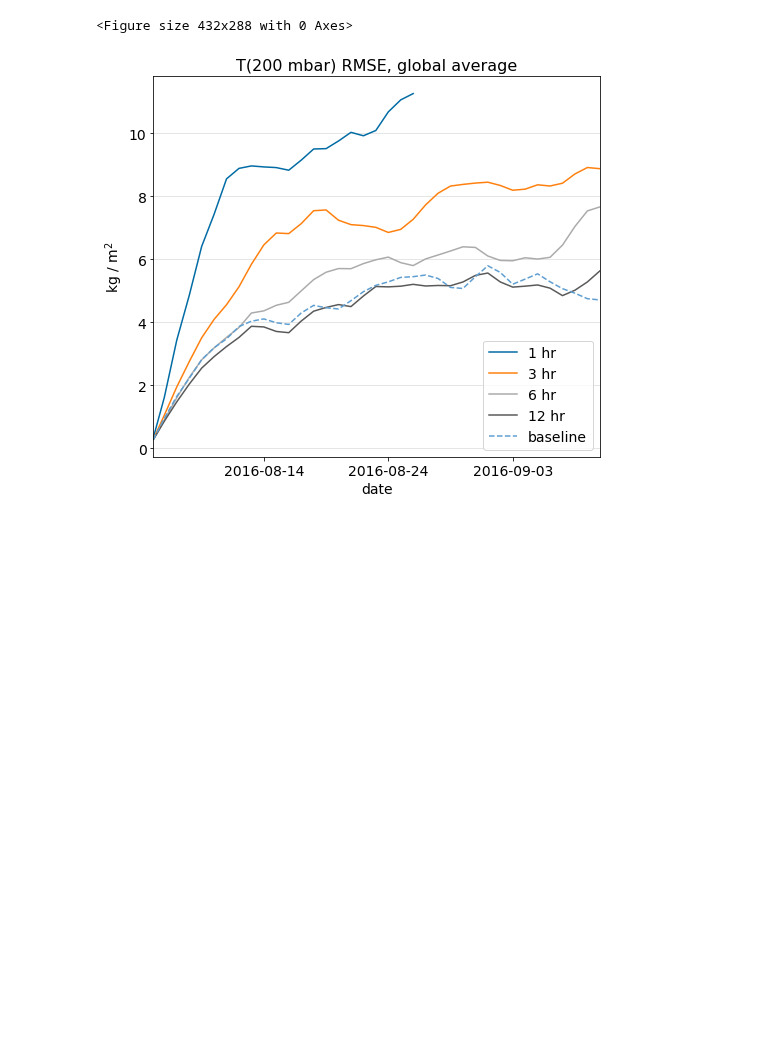
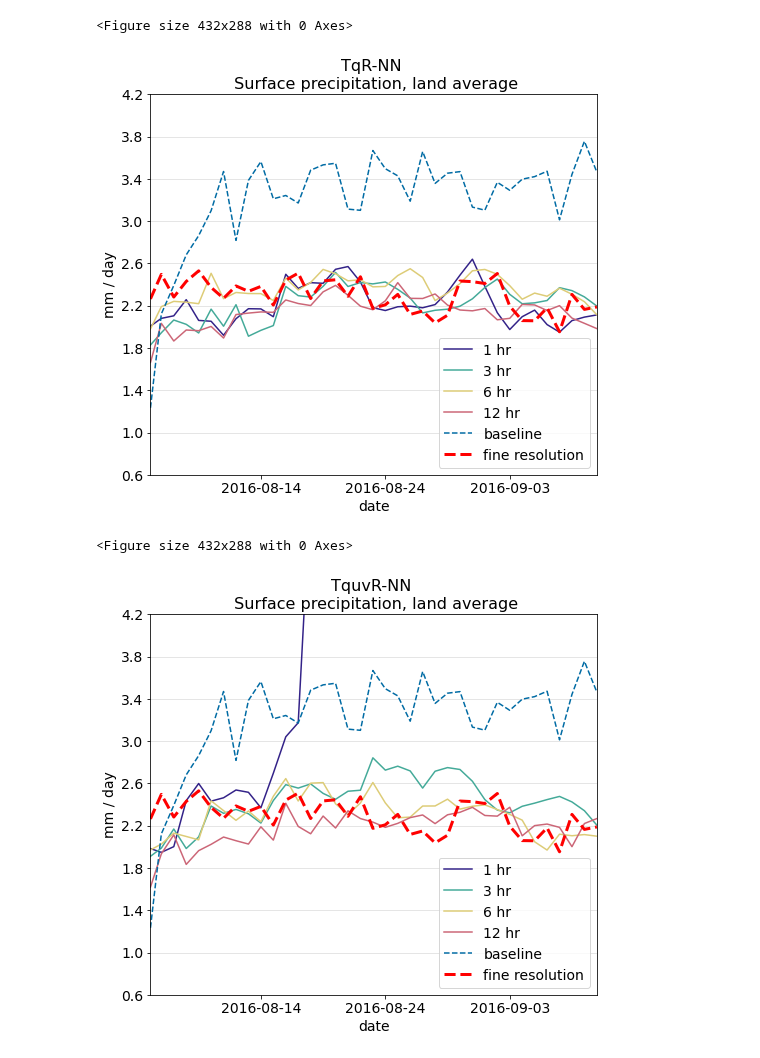
Before and after one commit to ai2cm/nudge-to-fine-3km-manuscript-workflow, a Jupyter notebook: notebooks/nudging-timescale-prognostic-run-time-series.ipynb, the cells around one changed output. Drawn from its saved outputs; the diff is of its cells as text; code cells hidden in the pictures; blank space fills up the shorter version.

Commit message:
update suppl figures a7, a9

```diff
--- a/notebooks/nudging-timescale-prognostic-run-time-series.ipynb
+++ b/notebooks/nudging-timescale-prognostic-run-time-series.ipynb
@@ -31,9 +0,0 @@ area_land_mask = area.where(land_sea_mask==1)
-# %%
-diags = {}
-for tau, path in zip(timescales, paths):
-    print(path)
-    with fsspec.open(f"{path}/diags.nc", "rb") as f:
-        diags[tau] = xr.open_dataset(f).load()
-
-with fsspec.open("gs://vcm-ml-public/argo/prog-report-2021-05-14-nn-rf-40day/baseline/diags.nc", "rb") as f:
-    diags_baseline = xr.open_dataset(f).load()
@@ -48,29 +39,47 @@ verif_physics["total_precip_to_surface_spatial_mean_physics_land"] = (
+# %%
+area_land_mask = area.where(land_sea_mask==1)
+
+
+verif_precip = xr.open_dataset("/home/AnnaK/explore/annak/2021-04-13-N2F-EAC-figures/40d_verif_sfc_precip.nc")
+verif_precip_land_mean = (
+    (verif_precip["total_precip_to_surface"] * area_land_mask).sum(skipna=True, dim=["tile", "x", "y"])
+    / area_land_mask.sum(skipna=True)
+)
 # %%
-var = "tmp200_rms_global"
-fig = plt.figure()
+colors = ['#332288', '#44AA99', '#DDCC77', '#CC6677']
 
-fig=plt.figure(figsize=(8,7))
+for data, label in zip([diags_TqR, diags_TquvR], ["TqR-NN", "TquvR-NN"]):
 
-for tau, ds in diags.items():
-    downsample_times = [ds.time.values[0]] + [t for t in ds.time.values if t.hour==0]
-    subset_times = list(set(downsample_times).intersection(list(verif_physics.time.values)))
-    ds[var].sel(time=subset_times).sortby("time").plot(label=f"{tau} hr")
-diags_baseline[var].sel(time=subset_times).sortby("time").plot(label="baseline", linestyle="--")
+    fig = plt.figure()
 
-plt.legend()
-plt.xlabel("date", fontsize=14)
-plt.ylabel("kg / m$^2$", fontsize=14)
+    fig=plt.figure(figsize=(8,7))
 
-plt.xlim(min(subset_times), max(subset_times))
-#plt.ylim(24, 29)
+    for i, (tau, ds) in enumerate(data.items()):
+        downsample_times = [ds.time.values[0]] + [t for t in ds.time.values if t.hour==0]
+        subset_times = list(set(downsample_times).intersection(list(verif_precip.time.values)))
+        ds["total_precip_to_surface_spatial_mean_physics_land"].sel(time=subset_times).sortby("time").plot(label=f"{tau} hr", color=colors[i])
 
-plt.grid(True, axis="y", alpha=0.4)
-plt.xticks(fontsize=14)
-plt.yticks(fontsize=14)
-plt.title("T(200 mbar) RMSE, global average", fontsize=16)
 
-plt.legend(loc="lower right",  fontsize=14)
-plt.savefig("figures/nudging_tau_sensitivity_rmse_t200_time_series.png")
+    diags_baseline["total_precip_to_surface_spatial_mean_physics_land"].sel(time=subset_times).sortby("time").plot(label="baseline", linestyle="--")
+
+    verif_precip_land_mean.sel(time=subset_times).sortby("time").plot(linestyle="--", label="fine resolution", linewidth=3, color="red",)
+
+    plt.legend()
+    plt.xlabel("date", fontsize=14)
+    plt.ylabel("mm / day", fontsize=14)
+
+    plt.xlim(min(subset_times), max(subset_times))
+    plt.ylim(0.6, 4.2)
+
+    plt.grid(True, axis="y", alpha=0.4)
+    plt.xticks(fontsize=14)
+
+    plt.yticks(np.linspace(0.6, 4.2, 10), fontsize=14)
+    plt.title(f"{label} \n Surface precipitation, land average", fontsize=16)
+    plt.legend(loc="lower right", fontsize=14)
+    plt.savefig(f"figures/nudging-timescale-sensitivity-precip-time-series-{label}.png", bbox_inches = "tight", dpi=500)
 # %% [output]
 <Figure size 432x288 with 0 Axes>
-[figure, old version]
+[figure, new version]
+<Figure size 432x288 with 0 Axes>
+[figure, added]
```
Also changed, not shown: parts of 11 cells of this notebook, 1 other file.
